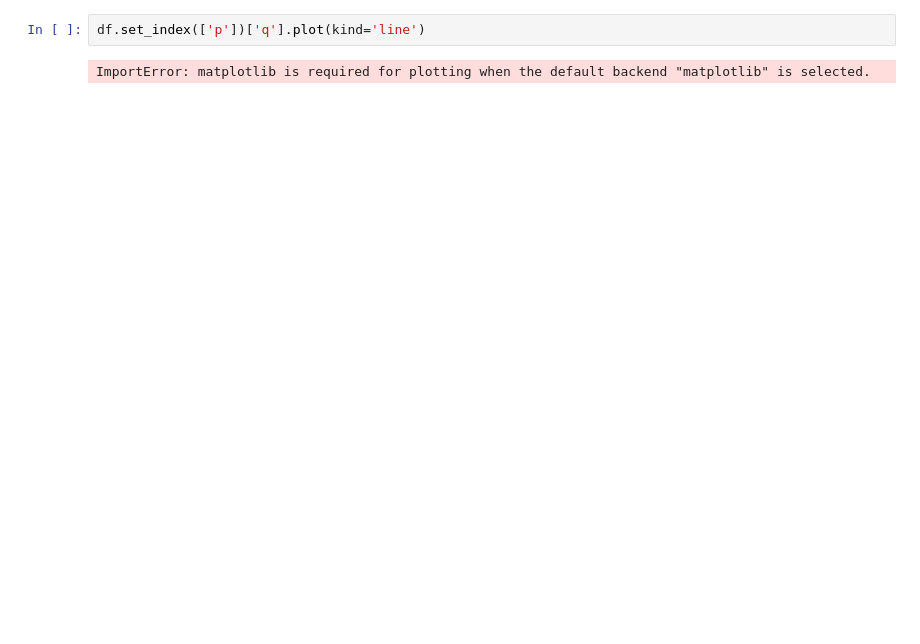
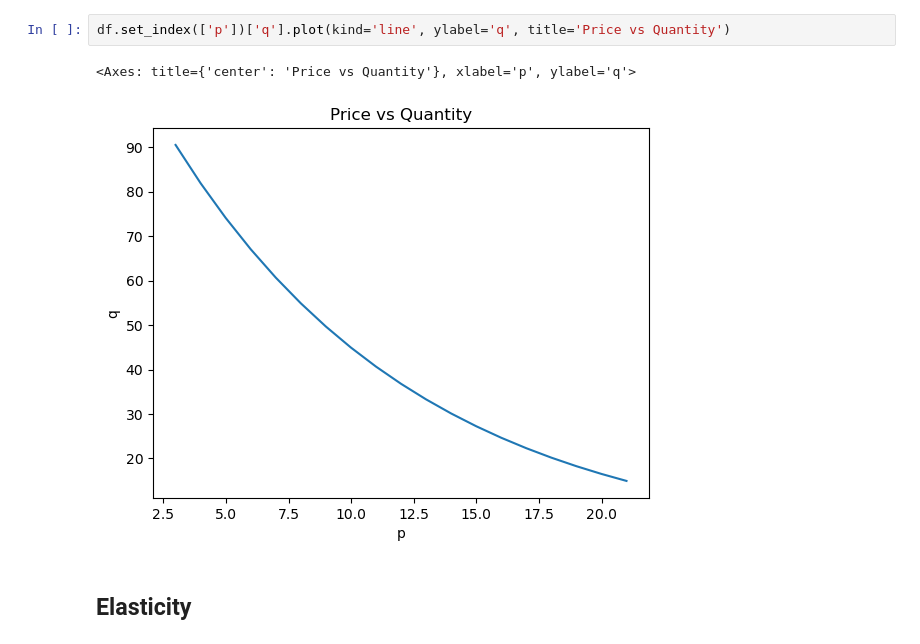
Before and after one commit to oneoffcoder/books, a Jupyter notebook: sphinx/datascience/source/Untitled.ipynb, the cells around one changed output. Cells and saved outputs as stored; diff of their text form; blank space fills up the shorter version.

```diff
--- a/sphinx/datascience/source/Untitled.ipynb
+++ b/sphinx/datascience/source/Untitled.ipynb
@@ -29,4 +31,7 @@ df
 # %%
-df.set_index(['p'])['q'].plot(kind='line')
+df.set_index(['p'])['q'].plot(kind='line', ylabel='q', title='Price vs Quantity')
 # %% [output]
-ImportError: matplotlib is required for plotting when the default backend "matplotlib" is selected.
+<Axes: title={'center': 'Price vs Quantity'}, xlabel='p', ylabel='q'>
+[figure, added]
+# %% [markdown]
+## Elasticity
```
Also changed, not shown: parts of 10 cells of this notebook.
